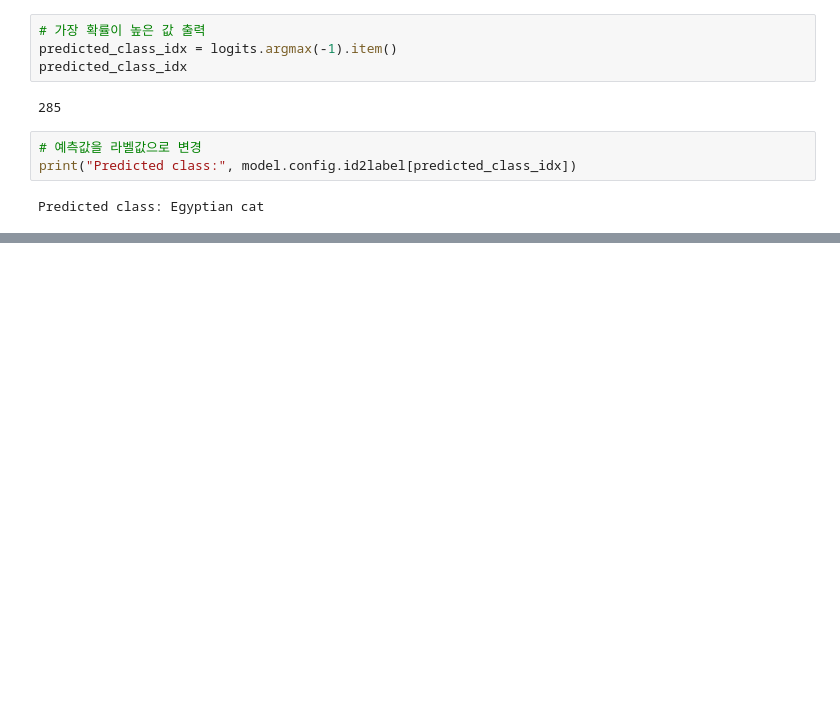
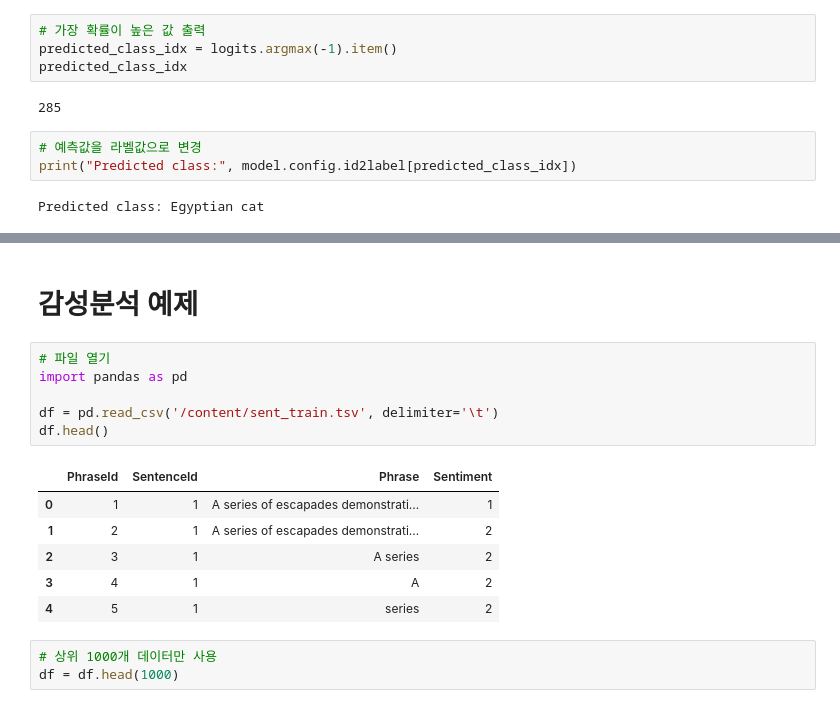
Before and after one commit to denverkim/SNUI7, a Jupyter notebook: 7_snui_day5.ipynb, the cells around one changed output, grey strips where cells are left out. Saved outputs shown, nothing was run; the diff lists cells and outputs as text; blank space fills up the shorter version.

```diff
--- a/7_snui_day5.ipynb
+++ b/7_snui_day5.ipynb
@@ -147,0 +224,18 @@ Predicted class: Egyptian cat
+# %% [markdown]
+# 감성분석 예제
+# %%
+# 파일 열기
+import pandas as pd
+
+df = pd.read_csv('/content/sent_train.tsv', delimiter='\t')
+df.head()
+# %% [output]
+|  | PhraseId | SentenceId | Phrase | Sentiment |
+| 0 | 1 | 1 | A series of escapades demonstrati... | 1 |
+| 1 | 2 | 1 | A series of escapades demonstrati... | 2 |
+| 2 | 3 | 1 | A series | 2 |
+| 3 | 4 | 1 | A | 2 |
+| 4 | 5 | 1 | series | 2 |
+# %%
+# 상위 1000개 데이터만 사용
+df = df.head(1000)
```
Also changed, not shown: parts of 16 cells of this notebook.
